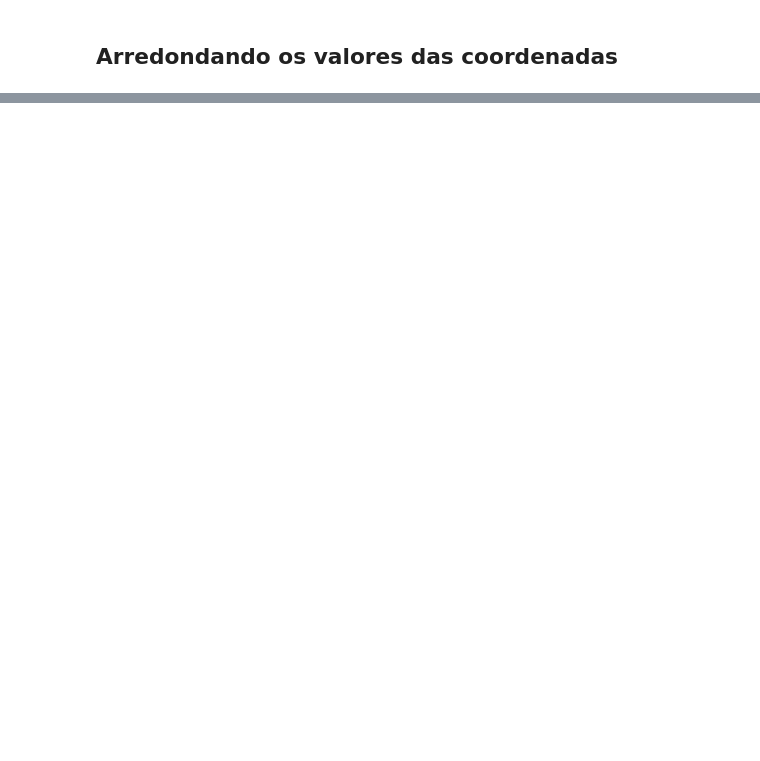
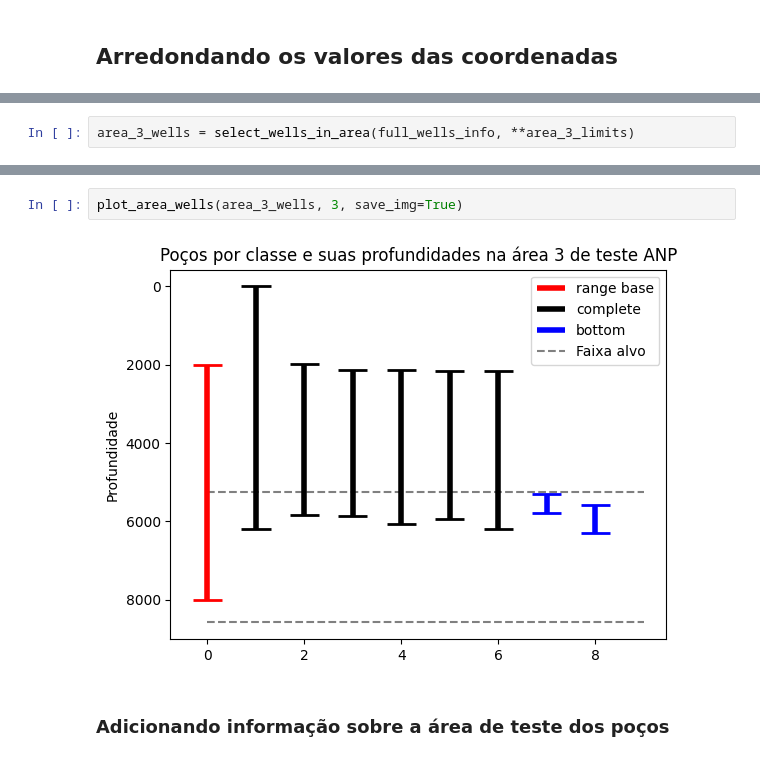
Before and after one commit to georgeteodoro/petroiageo, a Jupyter notebook: src/exploration/notebooks/Viz/ANP/Area_Teste_1/wells_viz.ipynb, the cells around one changed output, grey strips where cells are left out. Cells and saved outputs as stored; diff of their text form; blank space fills up the shorter version.

```diff
--- a/src/exploration/notebooks/Viz/ANP/Area_Teste_1/wells_viz.ipynb
+++ b/src/exploration/notebooks/Viz/ANP/Area_Teste_1/wells_viz.ipynb
@@ -312,0 +462,2 @@ full_wells_info.to_csv(target_file)
+# %%
+area_3_wells = select_wells_in_area(full_wells_info, **area_3_limits)
@@ -312,0 +476,6 @@ full_wells_info.to_csv(target_file)
+# %%
+plot_area_wells(area_3_wells, 3, save_img=True)
+# %% [output]
+[figure, added]
+# %% [markdown]
+### Adicionando informação sobre a área de teste dos poços
```
Also changed, not shown: parts of 24 cells of this notebook, 6 other files.
